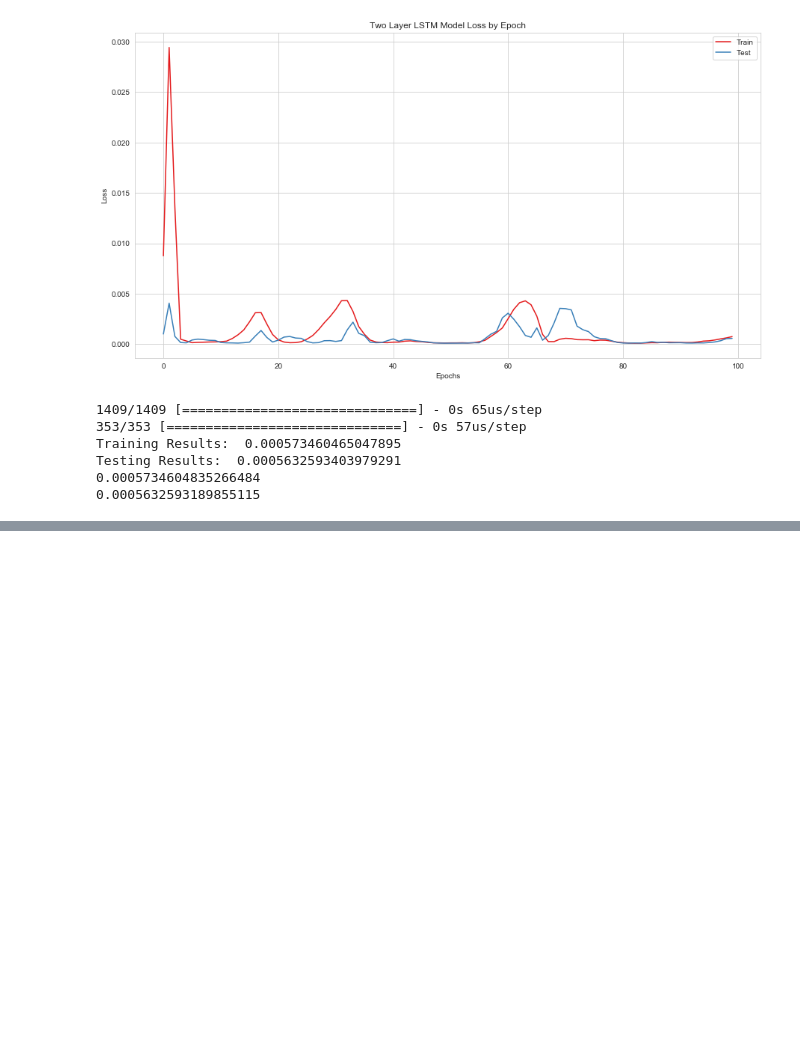
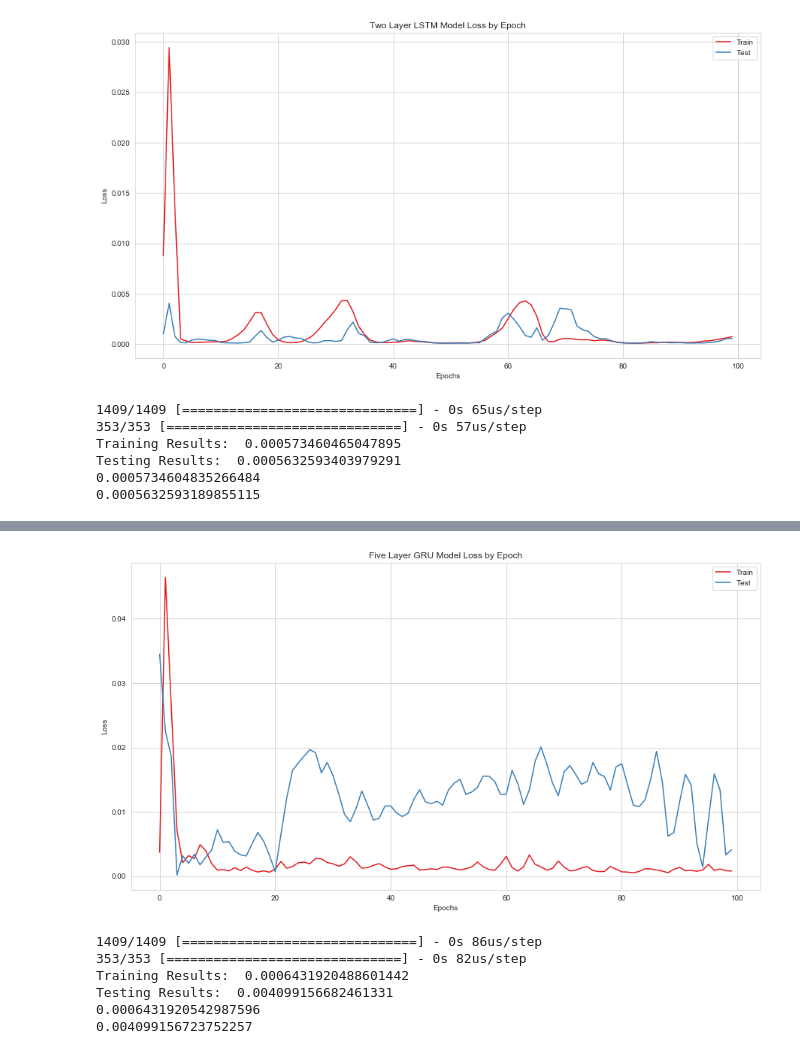
Before and after one commit to MissAle17/dsc-4-final-project-online-ds-sp-000, a Jupyter notebook: student.ipynb, the cells around one changed output, grey strips where cells are left out. Saved outputs shown, nothing was run; the diff lists cells and outputs as text; code cells hidden in the pictures; blank space fills up the shorter version.

```diff
--- a/student.ipynb
+++ b/student.ipynb
@@ -638,0 +689,14 @@ for key in model_predict.keys():
+# %%
+# Building and compiling a 5 layer GRU model
+model4 = Sequential()
+model4.add(GRU(50, input_shape=(1,3),return_sequences=True))
+model4.add(GRU(150, input_shape=(1,3), dropout=0.1, recurrent_dropout=0.1,return_sequences=True))
+model4.add(GRU(150, input_shape=(1,3), dropout=0.1, recurrent_dropout=0.1,return_sequences=True))
+model4.add(GRU(150, input_shape=(1,3), dropout=0.1, recurrent_dropout=0.1,return_sequences=True))
+model4.add(GRU(50, input_shape=(1,3), dropout=0.1, recurrent_dropout=0.1))
+model4.add(Dense(1))
+model4.compile(loss='mse', optimizer='adam')
+
+# fit network
+history4 = model4.fit(train_X, train_y, epochs=100, batch_size=50,
+                    validation_data=(test_X, test_y), verbose=2, shuffle=False)
@@ -638,0 +721,39 @@ for key in model_predict.keys():
+# %%
+# plotting the history
+plt.figure(figsize=(15, 8));
+plt.plot(history4.history['loss'], label='Train')
+plt.plot(history4.history['val_loss'], label='Test')
+plt.xlabel("Epochs")
+plt.ylabel("Loss")
+plt.title("Five Layer GRU Model Loss by Epoch")
+plt.legend()
+plt.show()
+
+#showing our results
+results_train4 = model4.evaluate(train_X, train_y)
+results_test4 = model4.evaluate(test_X, test_y)
+print("Training Results: ",results_train4)
+print("Testing Results: ",results_test4)
+
+#making our prediction
+pred_train4 = model4.predict(train_X).reshape(-1)
+pred_test4 = model4.predict(test_X).reshape(-1)
+
+#Calculating our performance metric in this case MSE
+GRU4_MSE_train = np.mean((pred_train4-train_y)**2)
+GRU4_MSE_test = np.mean((pred_test4-test_y)**2)
+
+#Showing our results for our calulations
+print(GRU4_MSE_train)
+print(GRU4_MSE_test)
+
+#adding the next model to the dictionary
+model_predict['Five Layer GRU'] = {'Test MSE': GRU4_MSE_test, 'Train MSE':GRU4_MSE_train}
+# %% [output]
+[figure, added]
+1409/1409 [==============================] - 0s 86us/step
+353/353 [==============================] - 0s 82us/step
+Training Results:  0.0006431920488601442
+Testing Results:  0.004099156682461331
+0.0006431920542987596
+0.004099156723752257
```
Also changed, not shown: parts of 17 cells of this notebook.
